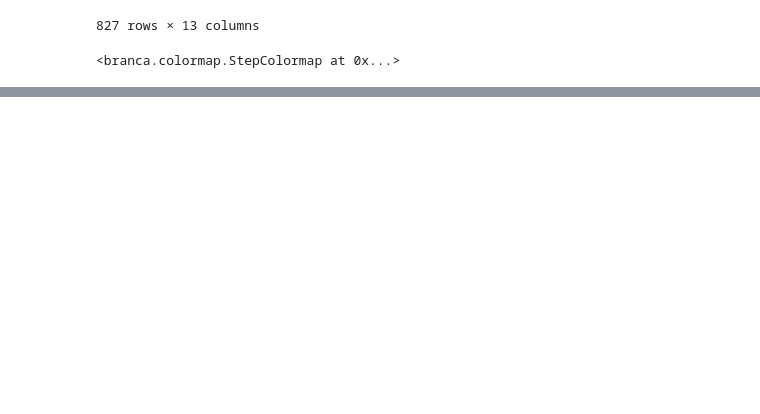
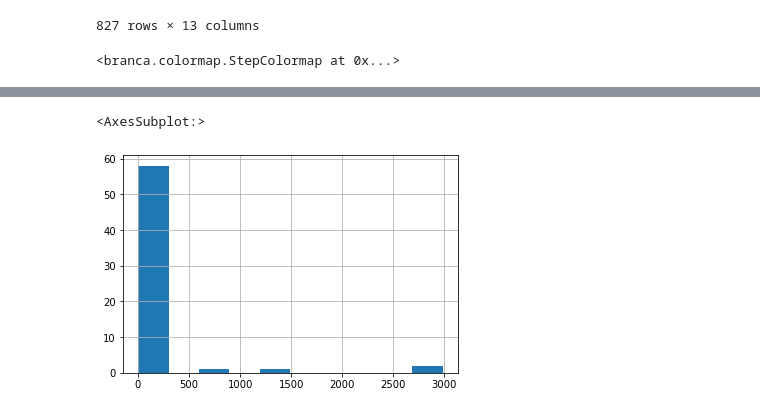
Before and after one commit to Ryan47Liao/Divvy_Time_Series, a Jupyter notebook: TS_EDA.ipynb, the cells around one changed output, grey strips where cells are left out. Cells and saved outputs as stored; diff of their text form; code cells hidden in the pictures; blank space fills up the shorter version.

```diff
--- a/TS_EDA.ipynb
+++ b/TS_EDA.ipynb
@@ -130,0 +290,5 @@ display(map2)
+# %%
+COM_in_HOUR_result.CV2.hist()
+# %% [output]
+<AxesSubplot:>
+[figure, added]
```
Also changed, not shown: parts of 56 cells of this notebook.
